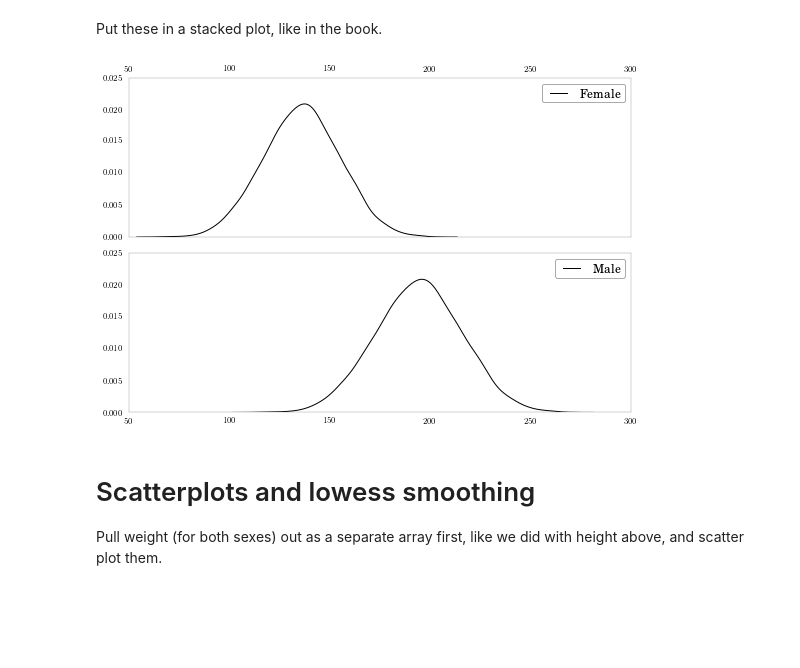
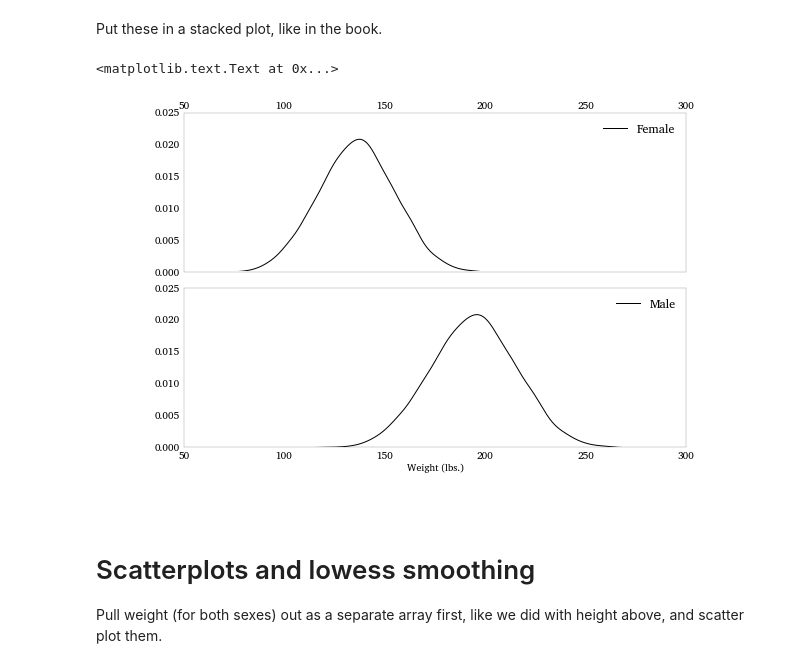
Before and after one commit to carljv/Will_it_Python, a Jupyter notebook: MLFH/CH2/ch2_with_formulas.ipynb, the cells around one changed output. Saved outputs shown, nothing was run; the diff lists cells and outputs as text; code cells hidden in the pictures; blank space fills up the shorter version.

```diff
--- a/MLFH/CH2/ch2_with_formulas.ipynb
+++ b/MLFH/CH2/ch2_with_formulas.ipynb
@@ -257,15 +248,15 @@ Put these in a stacked plot, like in the book.
 # %%
 fig, axes = plt.subplots(nrows = 2, ncols = 1, sharex = True, figsize = (9, 6))
 plt.subplots_adjust(hspace = 0.1)
 axes[0].plot(weights_f_kde.support, weights_f_kde.density, label = 'Female')
 axes[0].xaxis.tick_top()
 axes[0].legend()
 axes[1].plot(weights_m_kde.support, weights_f_kde.density, label = 'Male')
 axes[1].legend()
-axes[1].xlabel('Weight (lbs.)')
-plt.savefig('weight_density_bysex_subplot.png')
+plt.xlabel('Weight (lbs.)')
 # %% [output]
+<matplotlib.text.Text at 0x...>
-[figure, old version]
+[figure, new version]
 # %% [markdown]
 # Scatterplots and lowess smoothing
 
```
Also changed, not shown: parts of 16 cells of this notebook.
